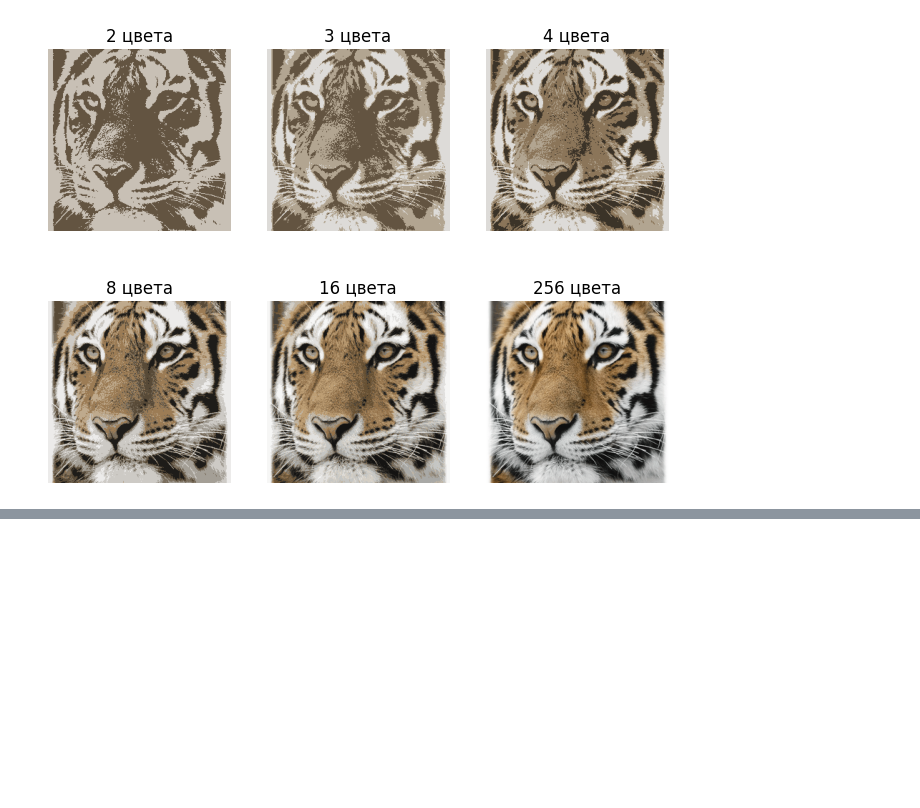
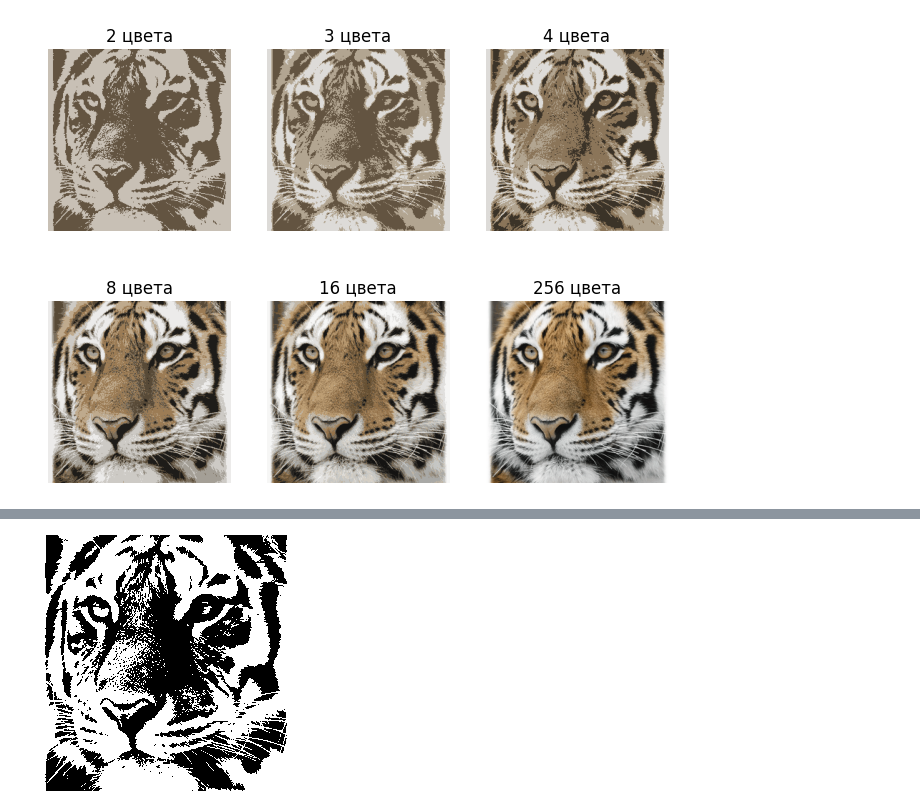
Before and after one commit to Shamil65/Machine-learning-start, a Jupyter notebook: libraries/pillow/pillow_start.ipynb, the cells around one changed output, grey strips where cells are left out. Saved outputs shown, nothing was run; the diff lists cells and outputs as text; code cells hidden in the pictures; blank space fills up the shorter version.

```diff
--- a/libraries/pillow/pillow_start.ipynb
+++ b/libraries/pillow/pillow_start.ipynb
@@ -127,0 +151,23 @@ plt.axis("off")
+# %%
+r, g, b = img.split()
+
+r_arr = np.array(r, dtype=np.float32)
+g_arr = np.array(g, dtype=np.float32)
+b_arr = np.array(b, dtype=np.float32)
+
+gray_arr = ((r_arr + g_arr + b_arr) // 3).astype(np.uint8)
+
+# .astype это преобразование типа данных. Из дробных чисел (float) в целые беззнаковые
+# 8-битные (0-255), которые понимает PIL для изображений
+
+img_gray = Image.fromarray(gray_arr, mode='L') # здесь L говорит о том что не нужно ничего преобразовывать, наши данные уже 8-битные
+
+# 3. Бинаризация: всё что >= порога = белое (255), остальное = чёрное (0)
+binary_image_256 = img_gray.point(lambda x: 255 if x >= 256 else 0) # 256 128 64 32 - средние значения
+binary_image_128 = img_gray.point(lambda x: 255 if x >= 128 else 0)
+binary_image_64 = img_gray.point(lambda x: 255 if x >= 64 else 0)
+binary_image_32 = img_gray.point(lambda x: 255 if x >= 32 else 0)
+
+binary_image_128
+# %% [output]
+[figure, added]
```
Also changed, not shown: parts of 4 cells of this notebook.
